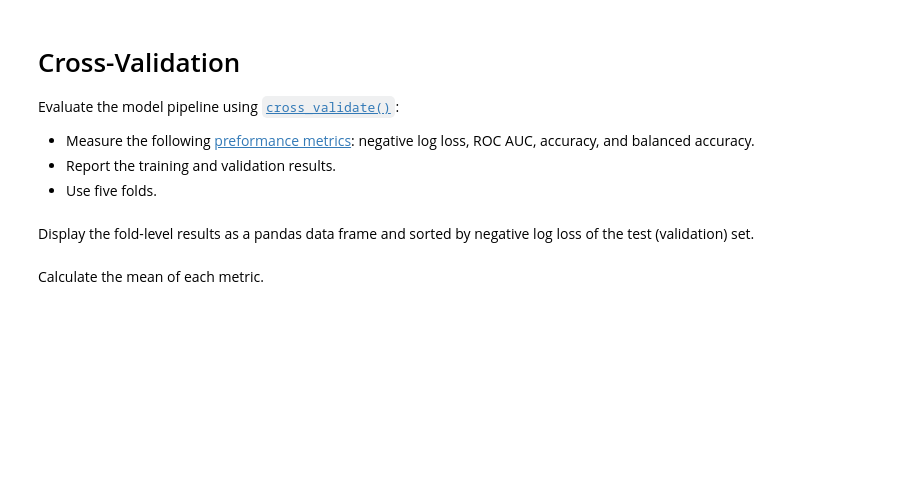
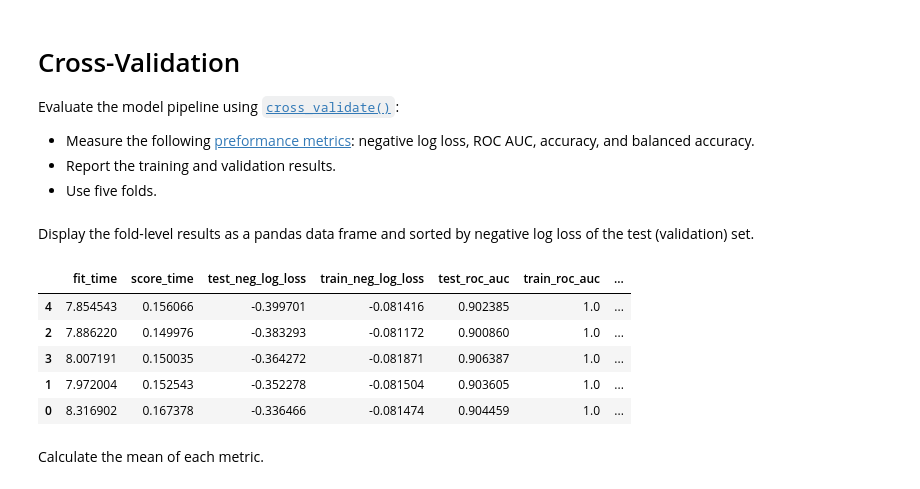
Before and after one commit to UofT-DSI/production, a Jupyter notebook: 02_activities/assignments/assignment_2.ipynb, the cells around one changed output. Saved outputs shown, nothing was run; the diff lists cells and outputs as text; code cells hidden in the pictures; blank space fills up the shorter version.

Commit message:
Added code to assignment-2

```diff
--- a/02_activities/assignments/assignment_2.ipynb
+++ b/02_activities/assignments/assignment_2.ipynb
@@ -63,3 +98,30 @@ Create a [Column Transformer](https://scikit-learn.org/stable/modules/generated/
 The column transformer should look like this:
 
 ![](./images/assignment_2__column_transformer.png)
+# %%
+#Assign numerical features columns and categorical features columns:
+num_features = ['age', 'fnlwgt', 'education-num', 'capital-gain', 'capital-loss', 'hours-per-week']
+cat_features = ['workclass','education','marital-status','occupation', 'relationship', 'race', 'sex','native-country']
+
+#create transformer for numerical features:
+num_transformer = Pipeline(
+    steps=[("knnimputer", KNNImputer(n_neighbors=7, weights='distance')), ("robust_scaler", RobustScaler())]
+)
+
+#create transformer for categorical features:
+cat_transformer = Pipeline(
+    steps=[
+        ("simple_imputer", SimpleImputer(strategy='most_frequent')),
+        ("onehot", OneHotEncoder(drop='if_binary', handle_unknown='infrequent_if_exist')),
+    ]
+)
+
+#create columntransformer
+preprocessor = ColumnTransformer(
+    transformers=[
+        ("num_transforms", num_transformer, num_features),
+        ("cat_transforms", cat_transformer, cat_features),
+    ]
+)
+
+preprocessor
@@ -74,3 +155,11 @@ Create a [model pipeline](https://scikit-learn.org/stable/modules/generated/skle
 The pipeline looks like this:
 
 ![](./images/assignment_2__pipeline.png)
+# %%
+pipe = Pipeline(
+    [
+        ('preprocessing', preprocessor),
+        ('classifier', RandomForestClassifier())
+    ]
+)
+pipe
@@ -82,7 +189,19 @@ Evaluate the model pipeline using [`cross_validate()`](https://scikit-learn.org/
 + Measure the following [preformance metrics](https://scikit-learn.org/stable/modules/model_evaluation.html#common-cases-predefined-values): negative log loss, ROC AUC, accuracy, and balanced accuracy.
 + Report the training and validation results.
 + Use five folds.
+# %%
+scoring = ['neg_log_loss', 'roc_auc','accuracy', 'balanced_accuracy']
+pipe_dict = cross_validate(pipe, X_train, Y_train, cv=5, scoring = scoring, return_train_score = True)
 # %% [markdown]
 Display the fold-level results as a pandas data frame and sorted by negative log loss of the test (validation) set.
+# %%
+pd.DataFrame(pipe_dict).sort_values(by='test_neg_log_loss')
+# %% [output]
+|  | fit_time | score_time | test_neg_log_loss | train_neg_log_loss | test_roc_auc | train_roc_auc | ... |
+| 4 | 7.854543 | 0.156066 | -0.399701 | -0.081416 | 0.902385 | 1.0 | ... |
+| 2 | 7.886220 | 0.149976 | -0.383293 | -0.081172 | 0.900860 | 1.0 | ... |
+| 3 | 8.007191 | 0.150035 | -0.364272 | -0.081871 | 0.906387 | 1.0 | ... |
+| 1 | 7.972004 | 0.152543 | -0.352278 | -0.081504 | 0.903605 | 1.0 | ... |
+| 0 | 8.316902 | 0.167378 | -0.336466 | -0.081474 | 0.904459 | 1.0 | ... |
 # %% [markdown]
 Calculate the mean of each metric.
```
Also changed, not shown: parts of 8 cells of this notebook, 5 other files.
